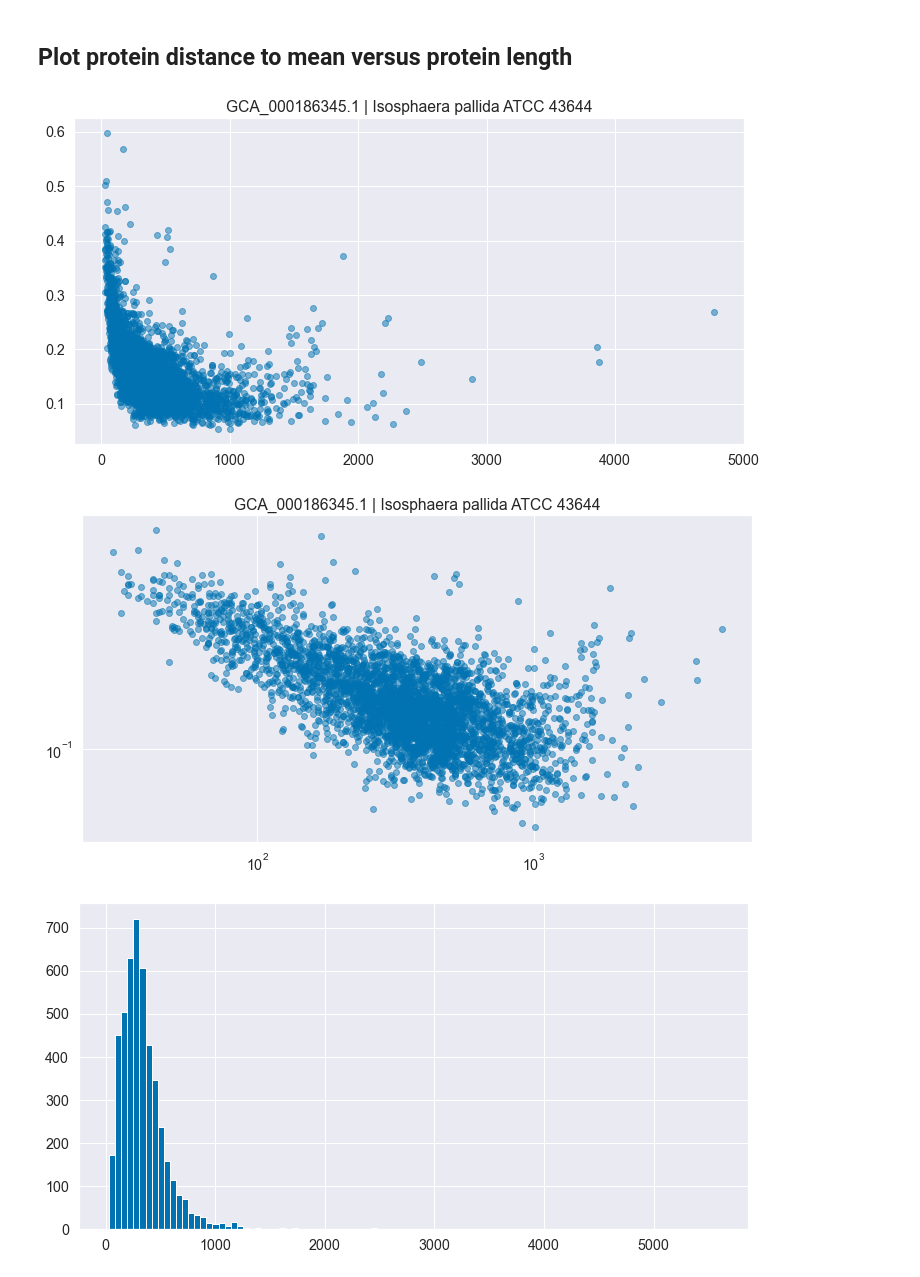
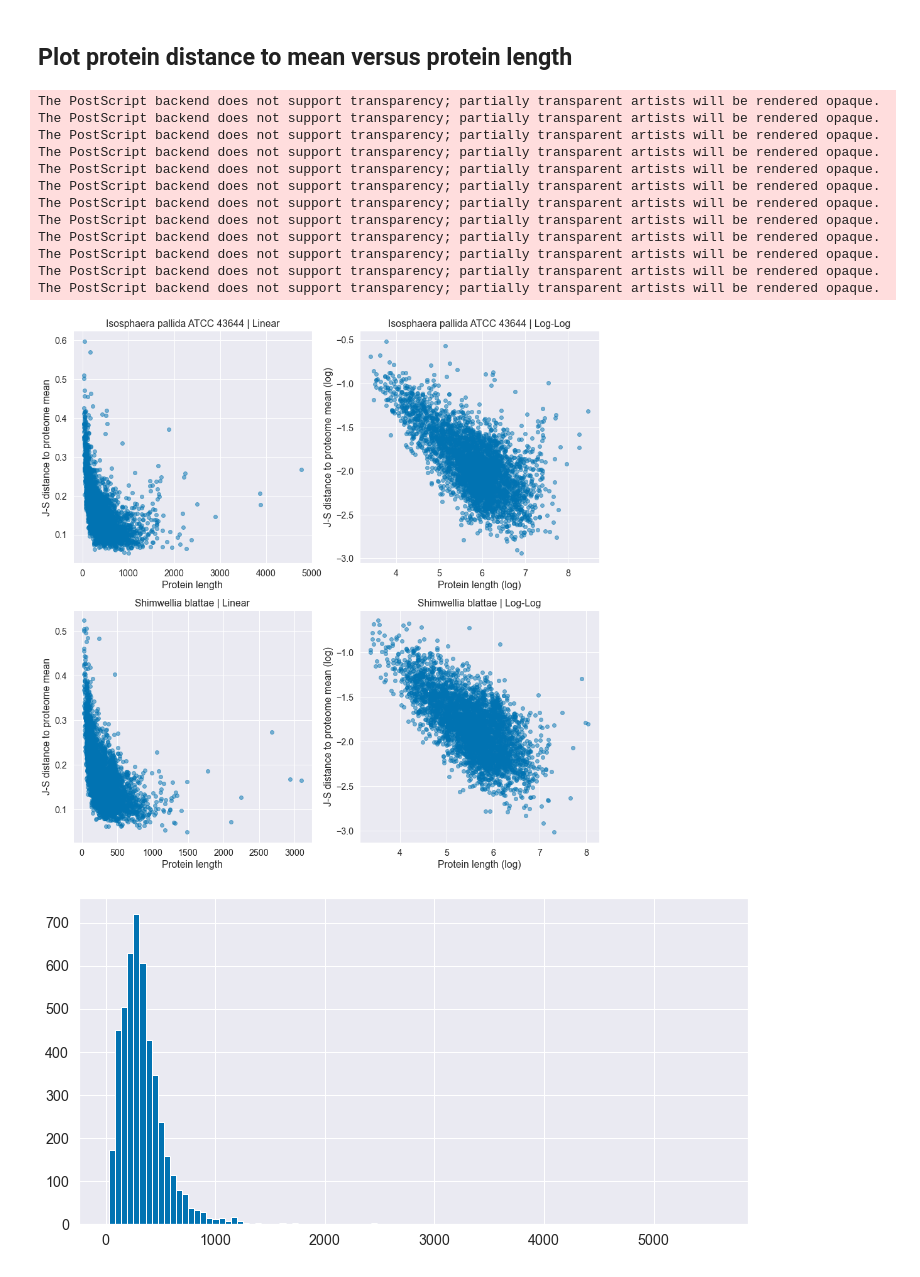
Before and after one commit to srom/nbias, a Jupyter notebook: notebook/AA distance vs length.ipynb, the cells around one changed output. Drawn from its saved outputs; the diff is of its cells as text; code cells hidden in the pictures.

```diff
--- a/notebook/AA distance vs length.ipynb
+++ b/notebook/AA distance vs length.ipynb
@@ -110,24 +127,63 @@ def plot_protein_distance_to_mean_versus_protein_length_per_specie(df, protein_l
     return ax
 # %%
 assembly_id = complete_genomes_df.index[10]
-# %%
-plot_protein_distance_to_mean_versus_protein_length_per_specie(
-    complete_genomes_df,
-    protein_lengths,
-    assembly_id,
-    log_log=False,
-);
-# %% [output]
-[figure, removed]
-# %%
-plot_protein_distance_to_mean_versus_protein_length_per_specie(
-    complete_genomes_df,
-    protein_lengths,
-    assembly_id,
-    log_log=True,
-);
-# %% [output]
-[figure, removed]
+# %%
+assembly_id_1 = complete_genomes_df.index[10]
+assembly_id_2 = complete_genomes_df.index[100]
+
+f, axes = plt.subplots(2, 2, figsize=(15, 15))
+axes = axes.flatten()
+
+ax1 = axes[0]
+plot_protein_distance_to_mean_versus_protein_length_per_specie(
+    complete_genomes_df,
+    protein_lengths,
+    assembly_id_1,
+    log_log=False,
+    ax=ax1,
+);
+
+ax2 = axes[1]
+plot_protein_distance_to_mean_versus_protein_length_per_specie(
+    complete_genomes_df,
+    protein_lengths,
+    assembly_id_1,
+    log_log=True,
+    ax=ax2,
+);
+
+ax3 = axes[2]
+plot_protein_distance_to_mean_versus_protein_length_per_specie(
+    complete_genomes_df,
+    protein_lengths,
+    assembly_id_2,
+    log_log=False,
+    ax=ax3,
+);
+
+ax4 = axes[3]
+plot_protein_distance_to_mean_versus_protein_length_per_specie(
+    complete_genomes_df,
+    protein_lengths,
+    assembly_id_2,
+    log_log=True,
+    ax=ax4,
+);
+f.savefig(os.path.join(cwd, 'report/figures/length_vs_distance.eps'), bbox_inches='tight');
+# %% [output]
+The PostScript backend does not support transparency; partially transparent artists will be rendered opaque.
+The PostScript backend does not support transparency; partially transparent artists will be rendered opaque.
+The PostScript backend does not support transparency; partially transparent artists will be rendered opaque.
+The PostScript backend does not support transparency; partially transparent artists will be rendered opaque.
+The PostScript backend does not support transparency; partially transparent artists will be rendered opaque.
+The PostScript backend does not support transparency; partially transparent artists will be rendered opaque.
+The PostScript backend does not support transparency; partially transparent artists will be rendered opaque.
+The PostScript backend does not support transparency; partially transparent artists will be rendered opaque.
+The PostScript backend does not support transparency; partially transparent artists will be rendered opaque.
+The PostScript backend does not support transparency; partially transparent artists will be rendered opaque.
+The PostScript backend does not support transparency; partially transparent artists will be rendered opaque.
+The PostScript backend does not support transparency; partially transparent artists will be rendered opaque.
+[figure, added]
 # %%
 _, ax = plt.subplots(1, 1, figsize=(12, 6))
 vals = list(protein_lengths[assembly_id].values())
```
Also changed, not shown: parts of 7 cells of this notebook.
